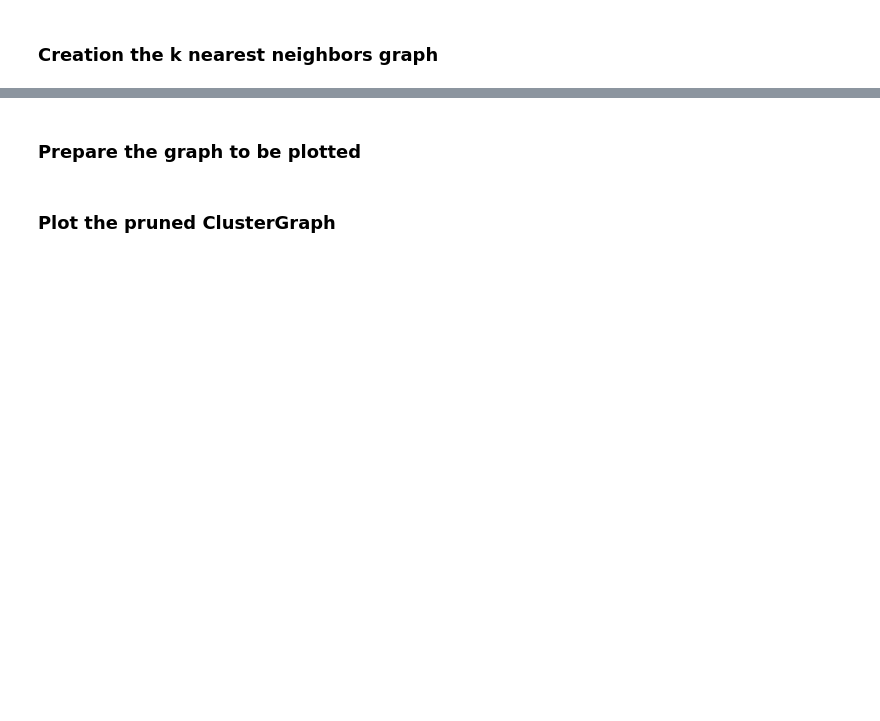
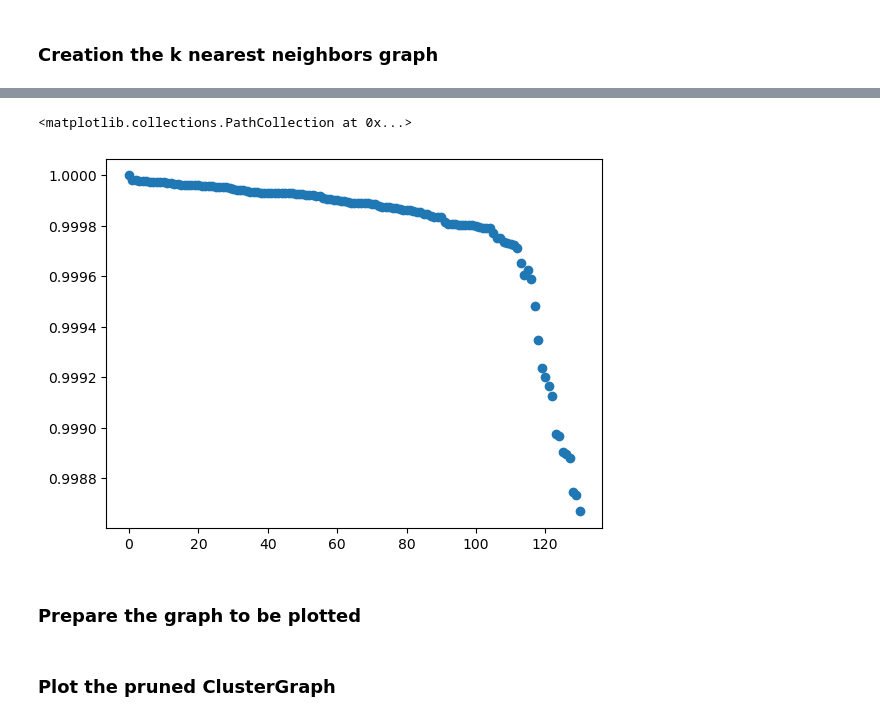
Before and after one commit to dioscuri-tda/ClusterGraph, a Jupyter notebook: examples/Metric_distortion_example.ipynb, the cells around one changed output, grey strips where cells are left out. Drawn from its saved outputs; the diff is of its cells as text; code cells hidden in the pictures; blank space fills up the shorter version.

```diff
--- a/examples/Metric_distortion_example.ipynb
+++ b/examples/Metric_distortion_example.ipynb
@@ -80,3 +88,8 @@ md.plt_md_prune_computed()
+# %%
+plt.scatter( range(len(conn)) , conn )
+# %% [output]
+<matplotlib.collections.PathCollection at 0x...>
+[figure, added]
 # %% [markdown]
 ### Prepare the graph to be plotted
 # %%
```
Also changed, not shown: parts of 12 cells of this notebook, 3 other files.
